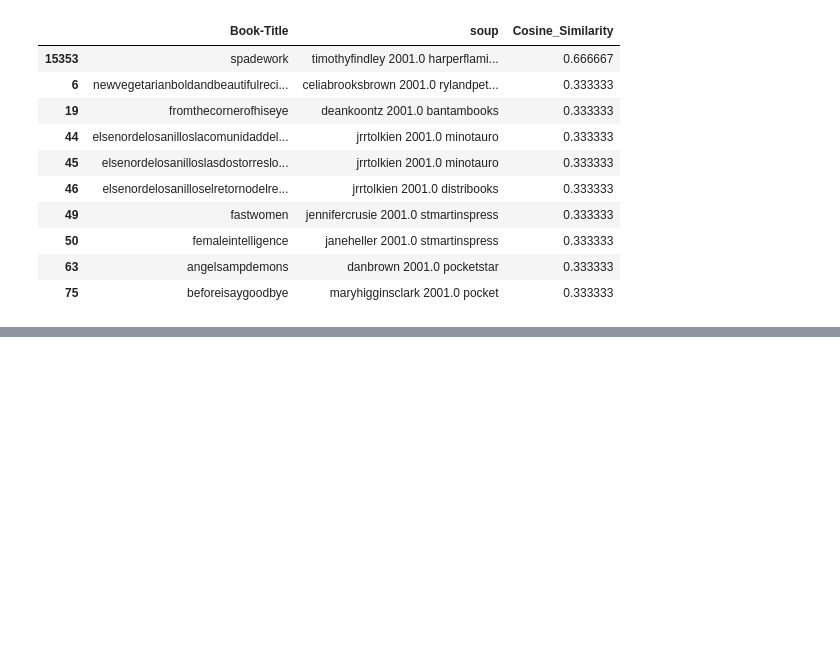
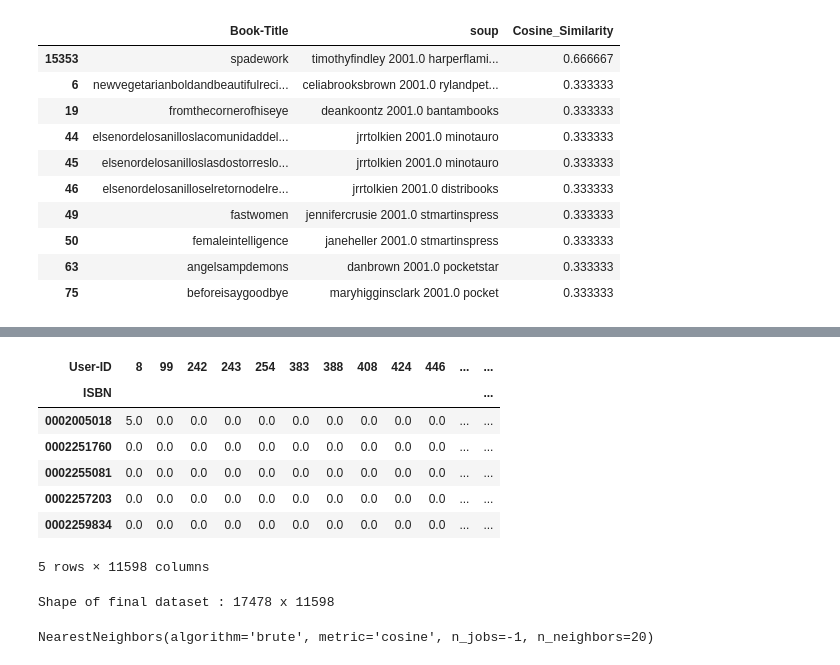
Before and after one commit to kieubaduong/Machine-Learning-self-study, a Jupyter notebook: books_recommendation/content_based_knn.ipynb, the cells around one changed output, grey strips where cells are left out. Cells and saved outputs as stored; diff of their text form; code cells hidden in the pictures; blank space fills up the shorter version.

```diff
--- a/books_recommendation/content_based_knn.ipynb
+++ b/books_recommendation/content_based_knn.ipynb
@@ -481,0 +484,3 @@ df_recommend
+# %%
+final_dataset = df_rating.pivot(index='ISBN',columns='User-ID',values='Book-Rating')
+final_dataset.head()
@@ -481,0 +496,17 @@ df_recommend
+# %%
+final_dataset = final_dataset.fillna(0)
+final_dataset.head()
+# %% [output]
+| User-ID | 8 | 99 | 242 | 243 | 254 | 383 | 388 | 408 | 424 | 446 | ... | ... |
+| ISBN |  |  |  |  |  |  |  |  |  |  |  | ... |
+| 0002005018 | 5.0 | 0.0 | 0.0 | 0.0 | 0.0 | 0.0 | 0.0 | 0.0 | 0.0 | 0.0 | ... | ... |
+| 0002251760 | 0.0 | 0.0 | 0.0 | 0.0 | 0.0 | 0.0 | 0.0 | 0.0 | 0.0 | 0.0 | ... | ... |
+| 0002255081 | 0.0 | 0.0 | 0.0 | 0.0 | 0.0 | 0.0 | 0.0 | 0.0 | 0.0 | 0.0 | ... | ... |
+| 0002257203 | 0.0 | 0.0 | 0.0 | 0.0 | 0.0 | 0.0 | 0.0 | 0.0 | 0.0 | 0.0 | ... | ... |
+| 0002259834 | 0.0 | 0.0 | 0.0 | 0.0 | 0.0 | 0.0 | 0.0 | 0.0 | 0.0 | 0.0 | ... | ... |
+5 rows × 11598 columns
+# %%
+final_dataset.shape
+print('Shape of final dataset : {0} x {1}'.format(final_dataset.shape[0], final_dataset.shape[1]))
+# %% [output]
+Shape of final dataset : 17478 x 11598
@@ -481,0 +516,5 @@ df_recommend
+# %%
+knn = NearestNeighbors(metric='cosine', algorithm='brute', n_neighbors=20, n_jobs=-1)
+knn.fit(final_dataset_csr)
+# %% [output]
+NearestNeighbors(algorithm='brute', metric='cosine', n_jobs=-1, n_neighbors=20)
```
Also changed, not shown: parts of 6 cells of this notebook.
